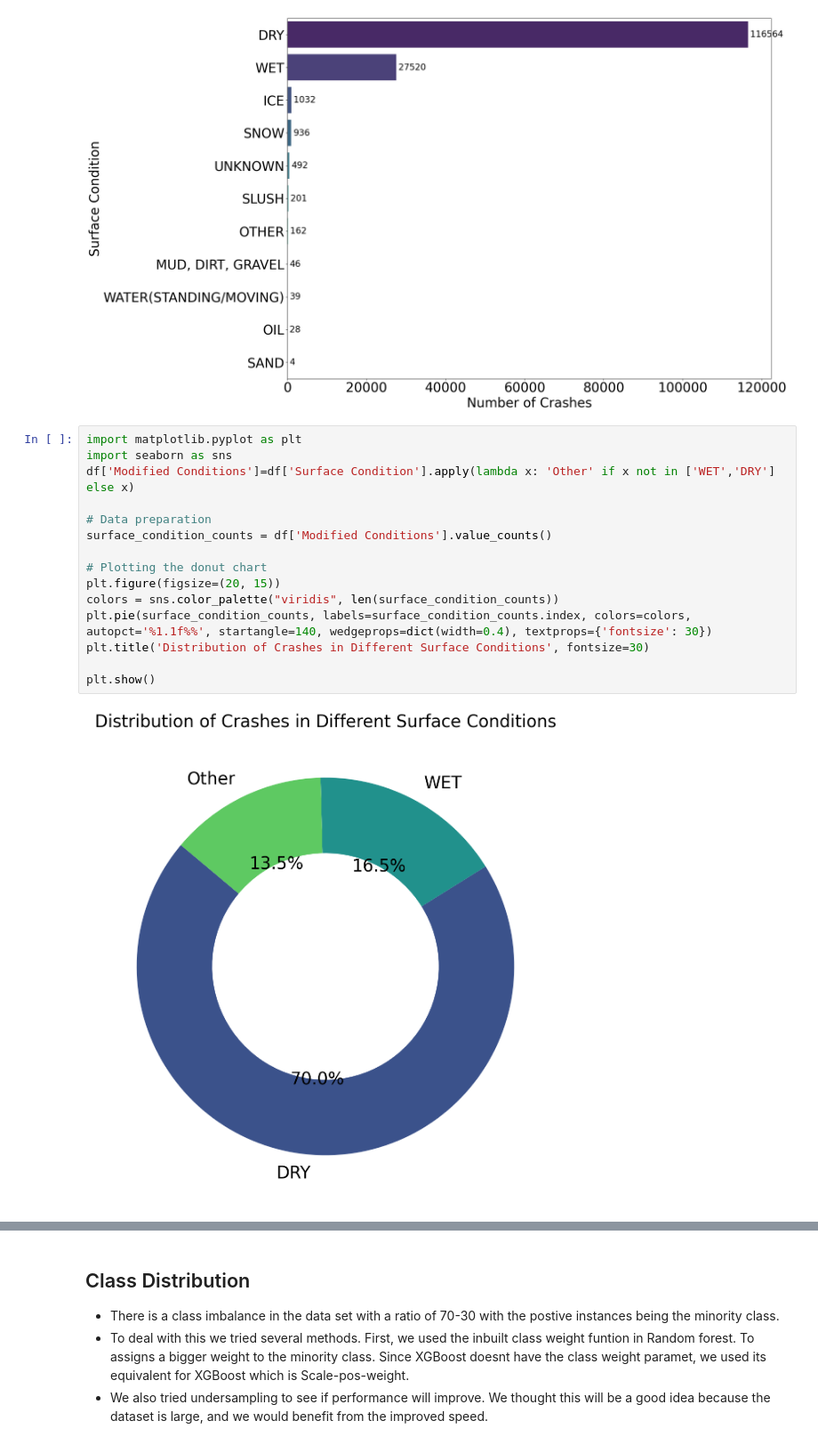
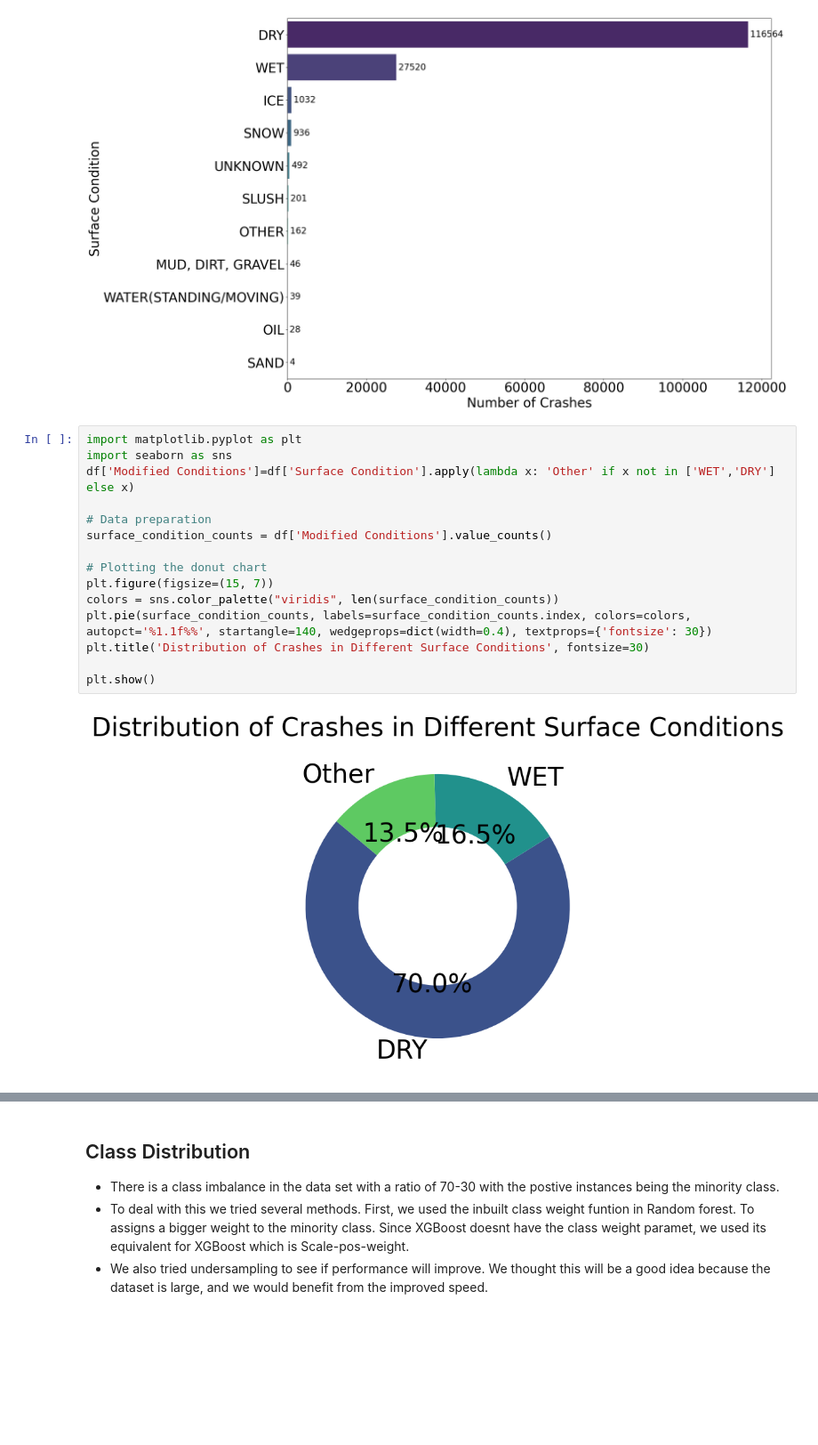
Before and after one commit to tiger7789/Crash-Severity-Prediction, a Jupyter notebook: Adbul/Crash_Project.ipynb, the cells around one changed output, grey strips where cells are left out. Shown at 89% size. Drawn from its saved outputs; the diff is of its cells as text; blank space fills up the shorter version.

```diff
--- a/Adbul/Crash_Project.ipynb
+++ b/Adbul/Crash_Project.ipynb
@@ -309,20 +323,20 @@ plt.show()
 # %%
 import matplotlib.pyplot as plt
 import seaborn as sns
 df['Modified Conditions']=df['Surface Condition'].apply(lambda x: 'Other' if x not in ['WET','DRY'] else x)
 
 # Data preparation
 surface_condition_counts = df['Modified Conditions'].value_counts()
 
 # Plotting the donut chart
-plt.figure(figsize=(20, 15))
+plt.figure(figsize=(15, 7))
 colors = sns.color_palette("viridis", len(surface_condition_counts))
 plt.pie(surface_condition_counts, labels=surface_condition_counts.index, colors=colors, autopct='%1.1f%%', startangle=140, wedgeprops=dict(width=0.4), textprops={'fontsize': 30})
 plt.title('Distribution of Crashes in Different Surface Conditions', fontsize=30)
 
 plt.show()
 # %% [output]
-[figure, old version]
+[figure, new version]
 # %% [markdown]
 # Model Building
 Before building the models, we performed the following additional preprocessing steps
```
Also changed, not shown: parts of 35 cells of this notebook.
